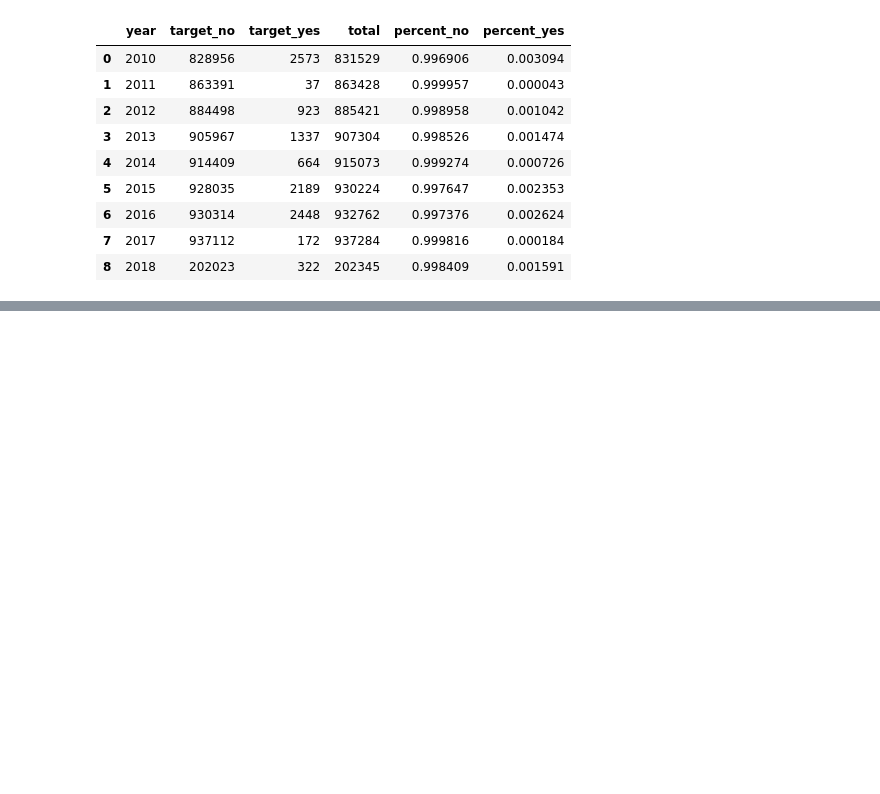
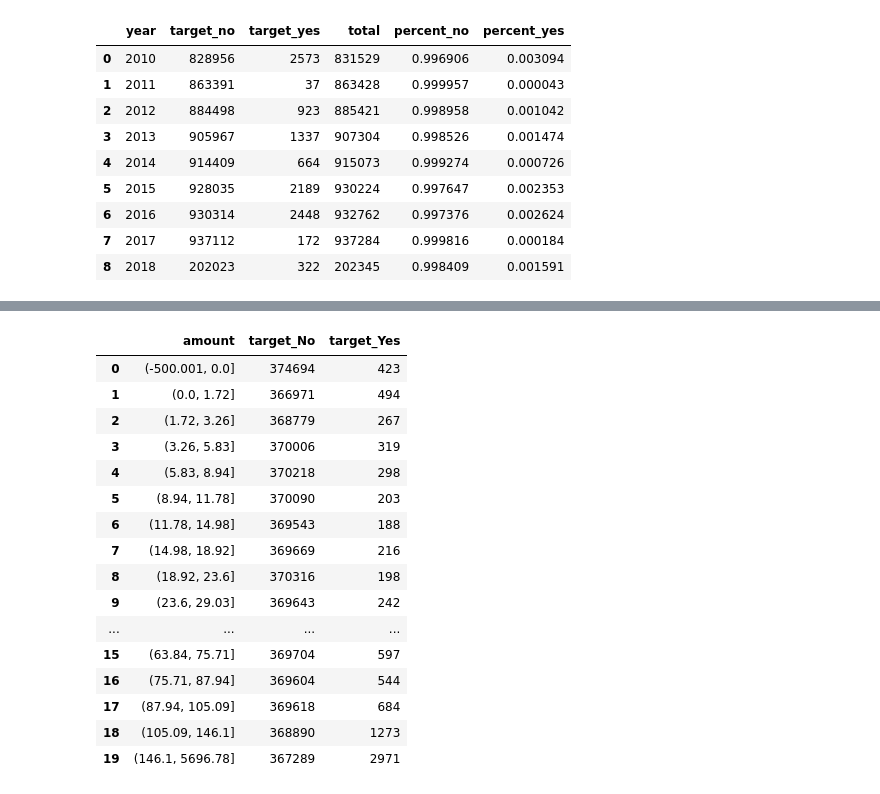
Before and after one commit to Angelicogfa/tcc_mba_datascience_analytics_usp_esalq, a Jupyter notebook: 02-analise_exploratoria.ipynb, the cells around one changed output, grey strips where cells are left out. Saved outputs shown, nothing was run; the diff lists cells and outputs as text; code cells hidden in the pictures; blank space fills up the shorter version.

```diff
--- a/02-analise_exploratoria.ipynb
+++ b/02-analise_exploratoria.ipynb
@@ -130,0 +181,5 @@ plt.show()
+# %%
+df_plot = pd.DataFrame()
+df_plot['amount'] = pd.qcut(df['amount'], 20, duplicates='drop')
+df_plot = pd.concat([df_plot, pd.get_dummies(df['target'], prefix='target', dtype=int)], axis=1)
+df_plot.head()
@@ -130,0 +193,20 @@ plt.show()
+# %%
+df_plot.groupby('amount').sum().reset_index()
+# %% [output]
+|  | amount | target_No | target_Yes |
+| 0 | (-500.001, 0.0] | 374694 | 423 |
+| 1 | (0.0, 1.72] | 366971 | 494 |
+| 2 | (1.72, 3.26] | 368779 | 267 |
+| 3 | (3.26, 5.83] | 370006 | 319 |
+| 4 | (5.83, 8.94] | 370218 | 298 |
+| 5 | (8.94, 11.78] | 370090 | 203 |
+| 6 | (11.78, 14.98] | 369543 | 188 |
+| 7 | (14.98, 18.92] | 369669 | 216 |
+| 8 | (18.92, 23.6] | 370316 | 198 |
+| 9 | (23.6, 29.03] | 369643 | 242 |
+| ... | ... | ... | ... |
+| 15 | (63.84, 75.71] | 369704 | 597 |
+| 16 | (75.71, 87.94] | 369604 | 544 |
+| 17 | (87.94, 105.09] | 369618 | 684 |
+| 18 | (105.09, 146.1] | 368890 | 1273 |
+| 19 | (146.1, 5696.78] | 367289 | 2971 |
```
Also changed, not shown: parts of 11 cells of this notebook.
